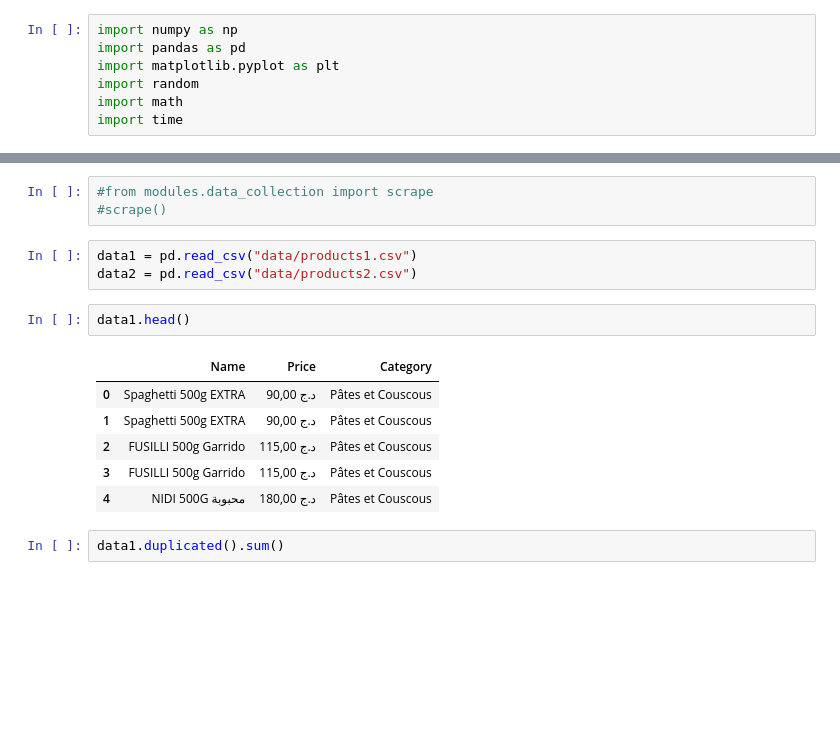
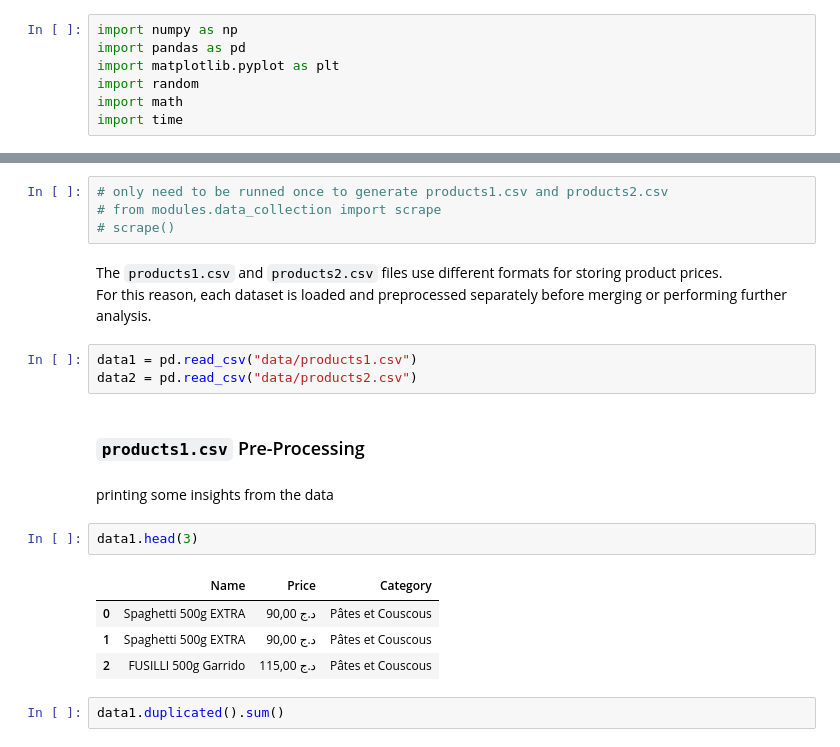
Before and after one commit to Abdelouahab-aourar/Nutri-Mlih, a Jupyter notebook: main.ipynb, the cells around one changed output, grey strips where cells are left out. Drawn from its saved outputs; the diff is of its cells as text; blank space fills up the shorter version.

```diff
--- a/main.ipynb
+++ b/main.ipynb
@@ -8,18 +18,24 @@ import time
 # %%
-#from modules.data_collection import scrape
-#scrape()
+# only need to be runned once to generate products1.csv and products2.csv
+# from modules.data_collection import scrape
+# scrape()
+# %% [markdown]
+The `products1.csv` and `products2.csv` files use different formats for storing product prices.
+For this reason, each dataset is loaded and preprocessed separately before merging or performing further analysis.
 # %%
 data1 = pd.read_csv("data/products1.csv")
 data2 = pd.read_csv("data/products2.csv")
+# %% [markdown]
+### `products1.csv` Pre-Processing
+# %% [markdown]
+printing some insights from the data
 # %%
-data1.head()
+data1.head(3)
 # %% [output]
 |  | Name | Price | Category |
 | 0 | Spaghetti 500g EXTRA | 90,00 د.ج | Pâtes et Couscous |
 | 1 | Spaghetti 500g EXTRA | 90,00 د.ج | Pâtes et Couscous |
 | 2 | FUSILLI 500g Garrido | 115,00 د.ج | Pâtes et Couscous |
-| 3 | FUSILLI 500g Garrido | 115,00 د.ج | Pâtes et Couscous |
-| 4 | NIDI 500G محبوبة | 180,00 د.ج | Pâtes et Couscous |
 # %%
 data1.duplicated().sum()
 # %% [output]
```
Also changed, not shown: parts of 44 cells of this notebook.
